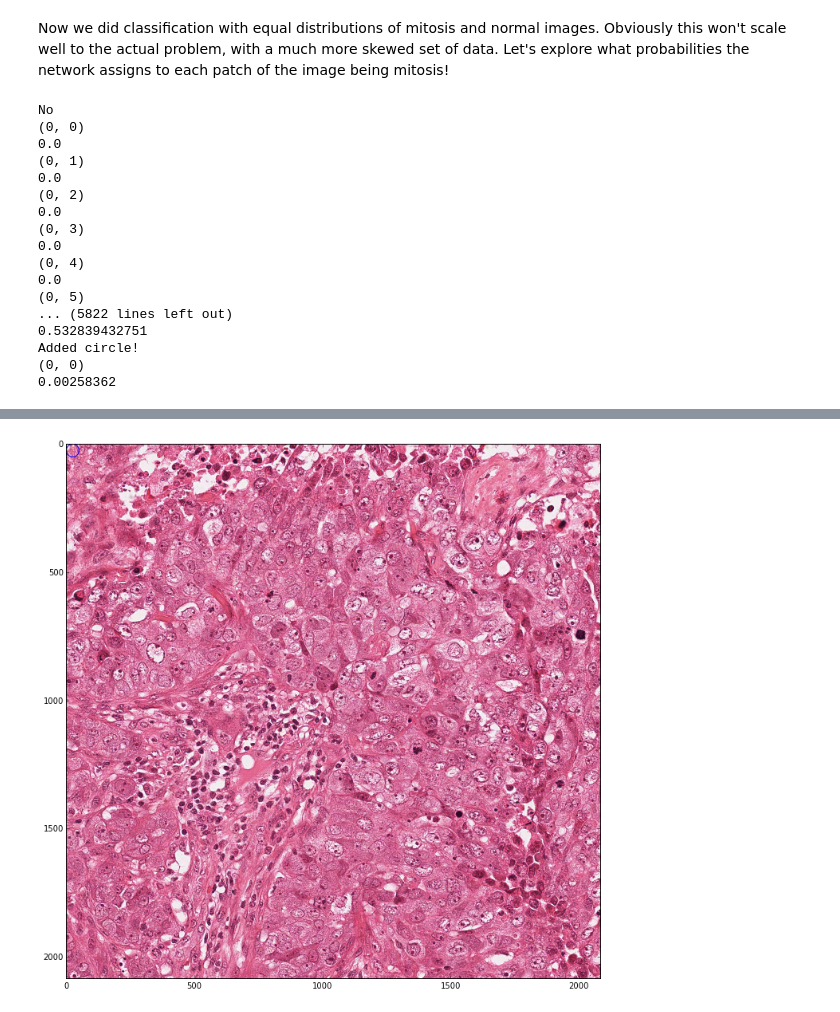
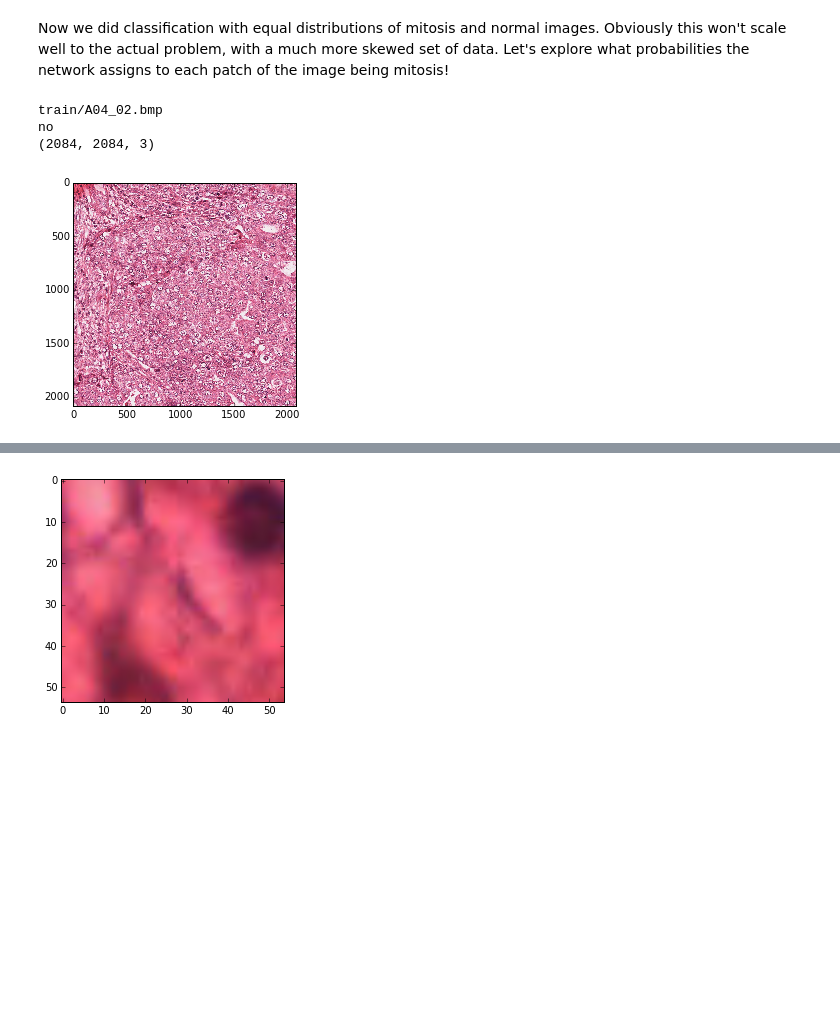
Before and after one commit to nikcheerla/TCGA-Mitosis, a Jupyter notebook: Mitosis Exploration-Visualization.ipynb, the cells around one changed output, grey strips where cells are left out. Drawn from its saved outputs; the diff is of its cells as text; code cells hidden in the pictures; blank space fills up the shorter version.

```diff
--- a/Mitosis Exploration-Visualization.ipynb
+++ b/Mitosis Exploration-Visualization.ipynb
@@ -572,65 +495,42 @@ AssertionError: Input array is not in image shape, and could not assume a square
 # %% [markdown]
 Now we did classification with equal distributions of mitosis and normal images. Obviously this won't scale well to the actual problem, with a much more skewed set of data. Let's explore what probabilities the network assigns to each patch of the image being mitosis!
 # %%
-patch_probs = np.zeros((SIZE/PATCH_SIZE, SIZE/PATCH_SIZE))
+patch_probs = np.zeros((SIZE, SIZE))
+imgFile = "train/A04_02.bmp"
+print imgFile
 
-imgFile = TRAIN + "1_01.bmp"
 try:
     img = Image.open(imageFile);
     img = img.load()
 except:
-    print "No"
-
-
-# Open new figure
-fig = plt.figure(figsize=(20, 12), dpi=200)
-
-
-plt.imshow(plt.imread(imgFile))
+    print "no"
+    img = plt.imread(imgFile)
+print img.shape
+plt.imshow(img)
+plt.show()
 
 patch = np.zeros((1, PATCH_SIZE, PATCH_SIZE, 3))
 patch = patch.astype(np.float32)
 
+print img
 
-for i in range(0, SIZE/PATCH_SIZE):
-    for j in range(0, SIZE/PATCH_SIZE):
-        ii = i*PATCH_SIZE
-        jj = j*PATCH_SIZE
-        for di in range(0, PATCH_SIZE):
-            for dj in range(0, PATCH_SIZE):
-                print (di, dj)
-                print (patch[0, di, dj, 0])
-                patch[0, di, dj, 0] = float(img[ii + di, jj + dj][0])/255
-                patch[0, di, dj, 1] = float(img[ii + di, jj + dj][1])/255
-                patch[0, di, dj, 2] = float(img[ii + di, jj + dj][2])/255
-        prob = nn.predict_proba(patch)
-        patch_probs[i, j] = prob[0, 1]
-        print prob[0, 1]
-        if prob[0, 1] > 0.5:
-            c1 = plt.Circle((ii + 25, jj + 25), 25, color=(0, 1, 0))
-            c1.set_edgecolor( (0, 0, 1) )
-            c1.set_facecolor( "none" )
-            fig.add_subplot(111).add_artist(c1)
-            print "Added circle!"
-    if(i % 5 == 0):
-        print i
-
+for i in range(PATCH_SIZE, SIZE/30):
+    for j in range(PATCH_SIZE, SIZE/30):
+        sx = i - PATCH_SIZE/2
+        sy = j - PATCH_SIZE/2
+        for dx in range(0, PATCH_SIZE):
+            for dy in range(0, PATCH_SIZE):
+                patch[0, dx, dy, 0] = float(img[sx + dx, sy + dy, 0])/255
+                patch[0, dx, dy, 1] = float(img[sx + dx, sy + dy, 1])/255
+                patch[0, dx, dy, 2] = float(img[sx + dx, sy + dy, 2])/255
+        plt.imshow(patch[0])
+        print patch[0]
+        plt.show()
+        break
+    break
 plt.show()
 # %% [output]
-No
-(0, 0)
-0.0
-(0, 1)
-0.0
-(0, 2)
-0.0
-(0, 3)
-0.0
-(0, 4)
-0.0
-(0, 5)
-... (5822 lines left out)
-0.532839432751
-Added circle!
-(0, 0)
-0.00258362
+train/A04_02.bmp
+no
+(2084, 2084, 3)
+[figure, new version]
@@ -638 +554 @@ IndexError: index 54 is out of bounds for axis 1 with size 54
-[figure, old version]
+[figure, added]
```
Also changed, not shown: parts of 15 cells of this notebook.
